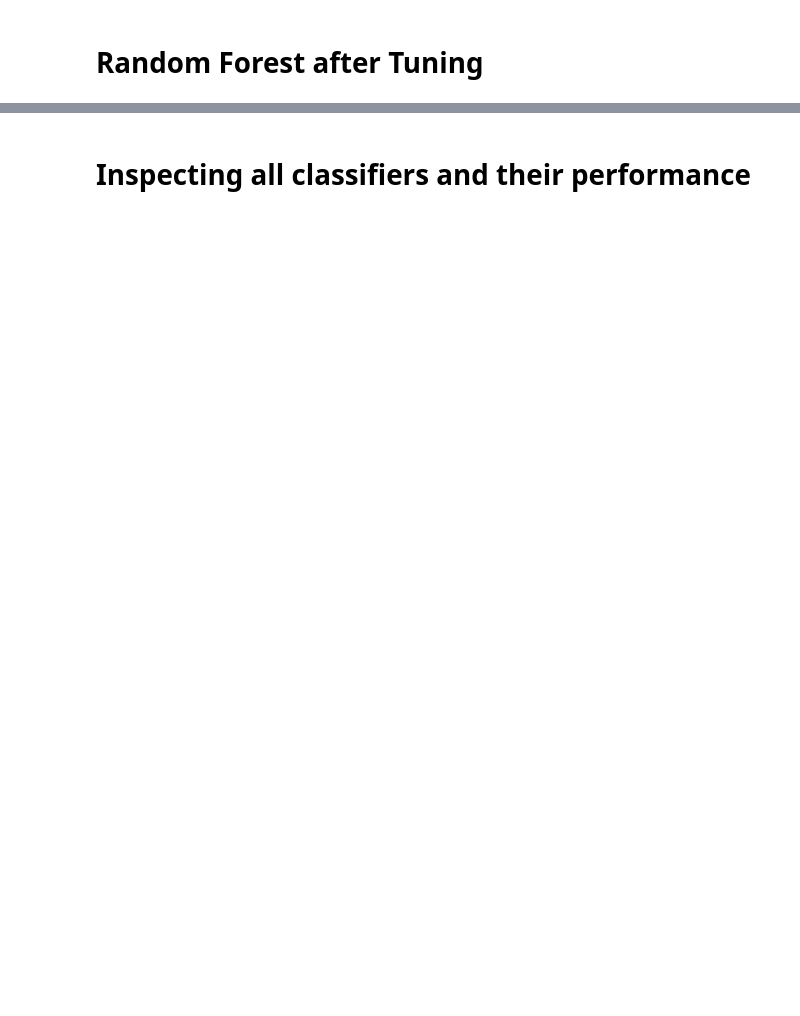
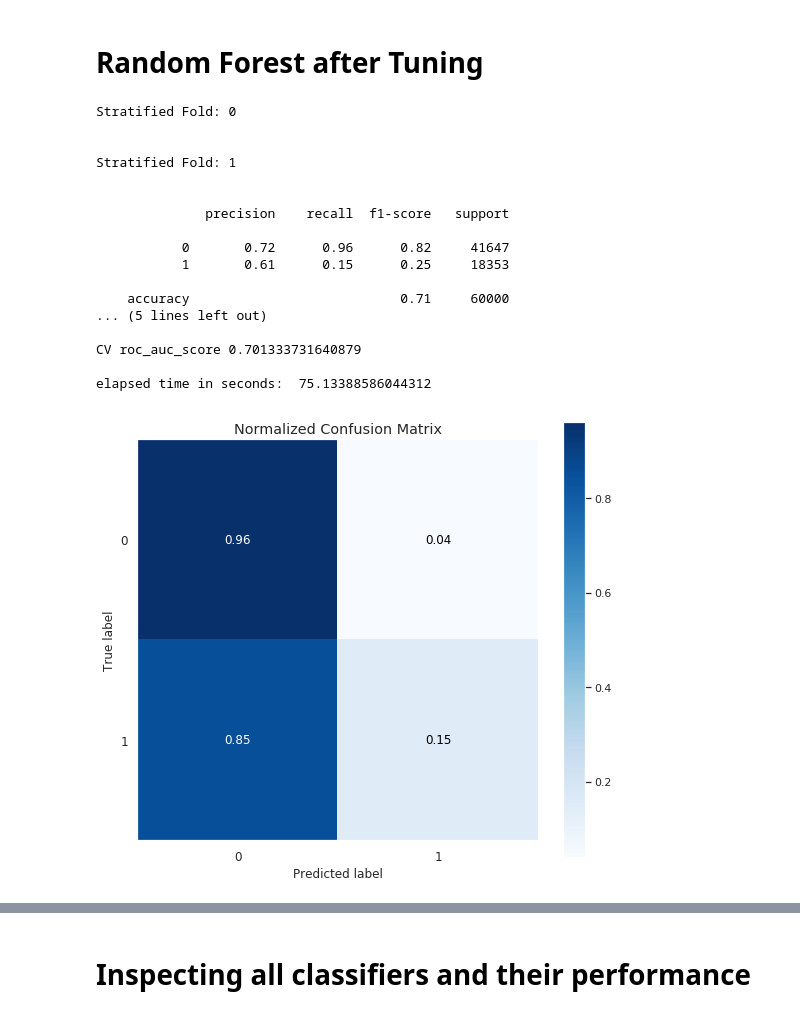
Before and after one commit to praxitelisk/CATegorical-Feature-Encoding-Challenge, a Jupyter notebook: CATegorical-feature-encoding-challenge-eda-ml.ipynb, the cells around one changed output, grey strips where cells are left out. Cells and saved outputs as stored; diff of their text form; code cells hidden in the pictures; blank space fills up the shorter version.

```diff
--- a/CATegorical-feature-encoding-challenge-eda-ml.ipynb
+++ b/CATegorical-feature-encoding-challenge-eda-ml.ipynb
@@ -792,7 +1088,7 @@ for train_index, valid_index in folds.split(xtrain, ytrain):
     predictions_probas = clf_stra_random_forest_tuned.predict_proba(xvalid)
     predictions_probas_list += predictions_probas/num_of_folds
 
-    predictions_test += clf_stra_random_forest_tuned.predict_proba(test_df[xtrain.columns])[:,1]/num_of_folds
+    predictions_test_tuned_random_forest += clf_stra_random_forest_tuned.predict_proba(test_df[xtrain.columns])[:,1]/num_of_folds
 
 
 predictions = np.argmax(predictions_probas, axis=1)
@@ -809,31 +1105,50 @@ print("CV roc_auc_score", roc_auc_score(yvalid, predictions_probas_list[:,1], av
 print()
 print("elapsed time in seconds: ", time.time() - start_time)
 
 sns.set(rc={'figure.figsize':(8,8)})
 skplt.metrics.plot_confusion_matrix(yvalid, predictions, normalize=True)
 
 sns.set(rc={'figure.figsize':(8,8)})
 skplt.metrics.plot_roc(yvalid, predictions_probas)
 
 sns.set(rc={'figure.figsize':(8,8)})
 skplt.metrics.plot_ks_statistic(yvalid, predictions_probas)
 
 sns.set(rc={'figure.figsize':(8,8)})
 skplt.metrics.plot_precision_recall(yvalid, predictions_probas)
 
 sns.set(rc={'figure.figsize':(8,8)})
 skplt.metrics.plot_cumulative_gain(yvalid, predictions_probas)
 
 sns.set(rc={'figure.figsize':(8,8)})
 skplt.metrics.plot_lift_curve(yvalid, predictions_probas)
 
 # sns.set(rc={'figure.figsize':(12, 38)})
 # xgb.plot_importance(clf_stra_xgb, title='Feature importance', xlabel='F score', ylabel='Features')
 
-clf_stats_df = clf_stats_df.append({"clf_name": "clf_stra_random_forest_tuned",
+clf_stats_df = clf_stats_df.append({"clf_name": "clf_stra_tuned_random_forest",
                      "F1-score":f1_score(yvalid, predictions, average = "macro"),
                      "auc-score": roc_auc_score(yvalid, predictions_probas_list[:,1], average = "macro")}, ignore_index=True)
 
 print()
 import gc
 gc.collect();
+# %% [output]
+Stratified Fold: 0
+
+
+Stratified Fold: 1
+
+
+              precision    recall  f1-score   support
+
+           0       0.72      0.96      0.82     41647
+           1       0.61      0.15      0.25     18353
+
+    accuracy                           0.71     60000
+... (5 lines left out)
+
+CV roc_auc_score 0.701333731640879
+
+elapsed time in seconds:  75.13388586044312
+[figure, added]
```
Also changed, not shown: parts of 30 cells of this notebook.
